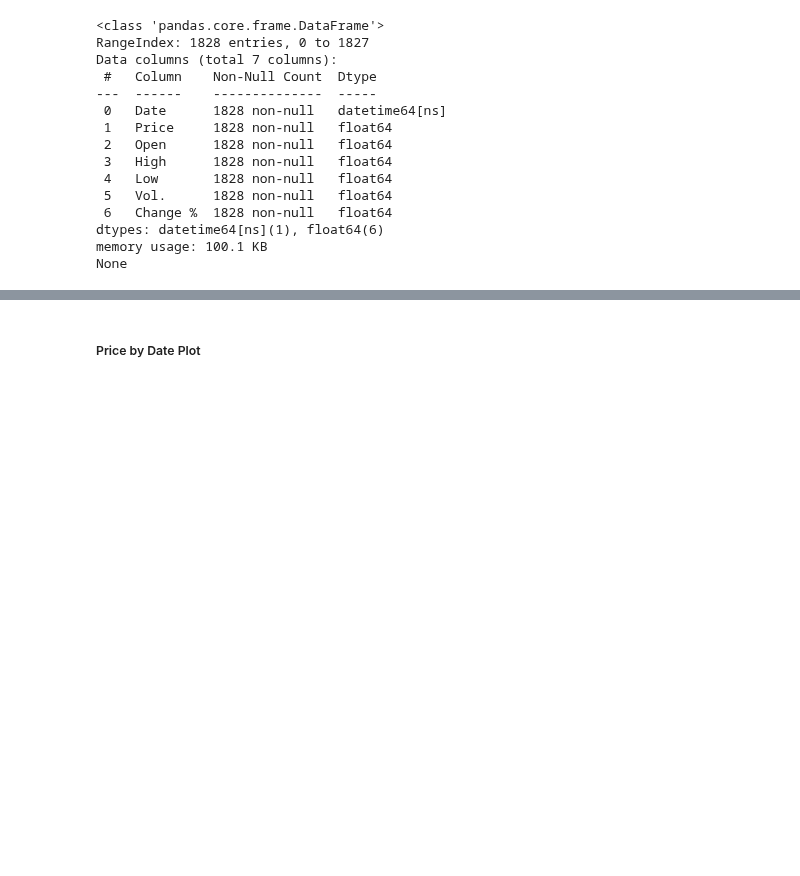
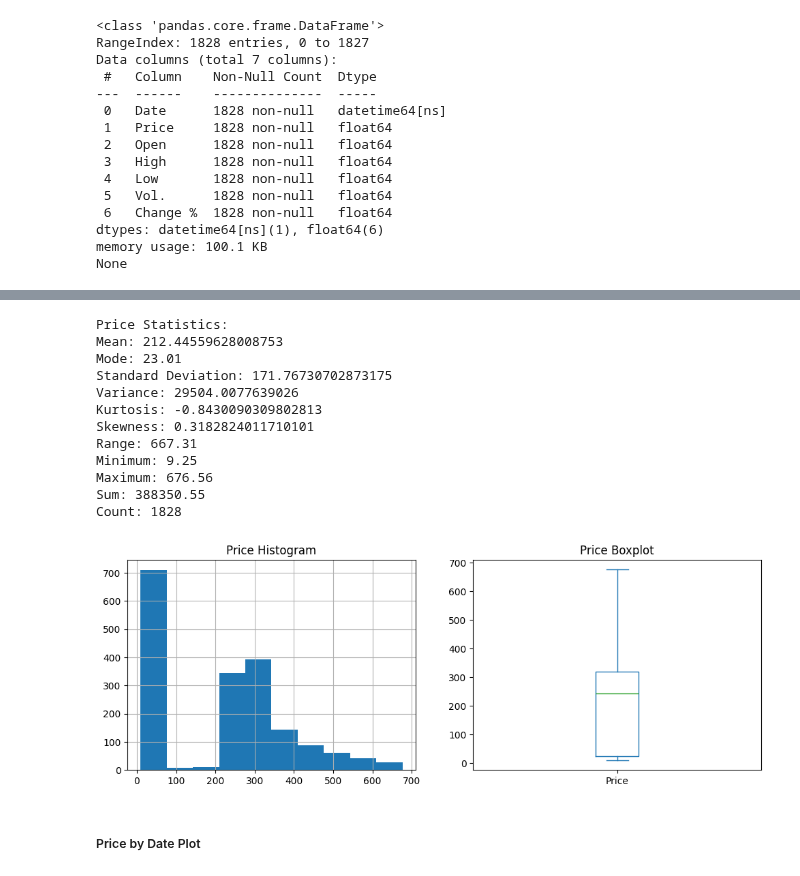
Before and after one commit to vmhoang1703/IS403-Project-Group13, a Jupyter notebook: Binance/BNB.ipynb, the cells around one changed output, grey strips where cells are left out. Cells and saved outputs as stored; diff of their text form; code cells hidden in the pictures; blank space fills up the shorter version.

Commit message:
make Descriptive Statistics and visualization plot with Histogram and Boxplot

```diff
--- a/Binance/BNB.ipynb
+++ b/Binance/BNB.ipynb
@@ -115,6 +115,42 @@ sol_description
 | 75% | 2022-11-30 06:00:00 | 318.915000 | 318.665000 | 326.797500 | 310.840000 | 3.882500e+06 | 2.165000 |
 | max | 2024-03-01 00:00:00 | 676.560000 | 676.250000 | 690.870000 | 634.810000 | 3.995400e+08 | 69.990000 |
 | std | NaN | 171.767307 | 171.770377 | 177.110869 | 165.879731 | 2.187309e+07 | 4.942616 |
+# %%
+# Descriptive statistics for Price
+print('Price Statistics:')
+print('Mean:', bnb_df['Price'].mean())
+print('Mode:', bnb_df['Price'].mode().values[0])
+print('Standard Deviation:', bnb_df['Price'].std())
+print('Variance:', bnb_df['Price'].var())
+print('Kurtosis:', bnb_df['Price'].kurt())
+print('Skewness:', bnb_df['Price'].skew())
+print('Range:', bnb_df['Price'].max() - bnb_df['Price'].min())
+print('Minimum:', bnb_df['Price'].min())
+print('Maximum:', bnb_df['Price'].max())
+print('Sum:', bnb_df['Price'].sum())
+print('Count:', bnb_df['Price'].count())
+
+# Histogram and boxplot for Price
+fig, (ax1, ax2) = plt.subplots(1, 2, figsize=(12, 4))
+bnb_df['Price'].hist(ax=ax1)
+ax1.set_title('Price Histogram')
+bnb_df['Price'].plot.box(ax=ax2)
+ax2.set_title('Price Boxplot')
+plt.show()
+# %% [output]
+Price Statistics:
+Mean: 212.44559628008753
+Mode: 23.01
+Standard Deviation: 171.76730702873175
+Variance: 29504.0077639026
+Kurtosis: -0.8430090309802813
+Skewness: 0.3182824011710101
+Range: 667.31
+Minimum: 9.25
+Maximum: 676.56
+Sum: 388350.55
+Count: 1828
+[figure, added]
 # %% [markdown]
 ##### Price by Date Plot
 # %%
```
Also changed, not shown: parts of 10 cells of this notebook.
